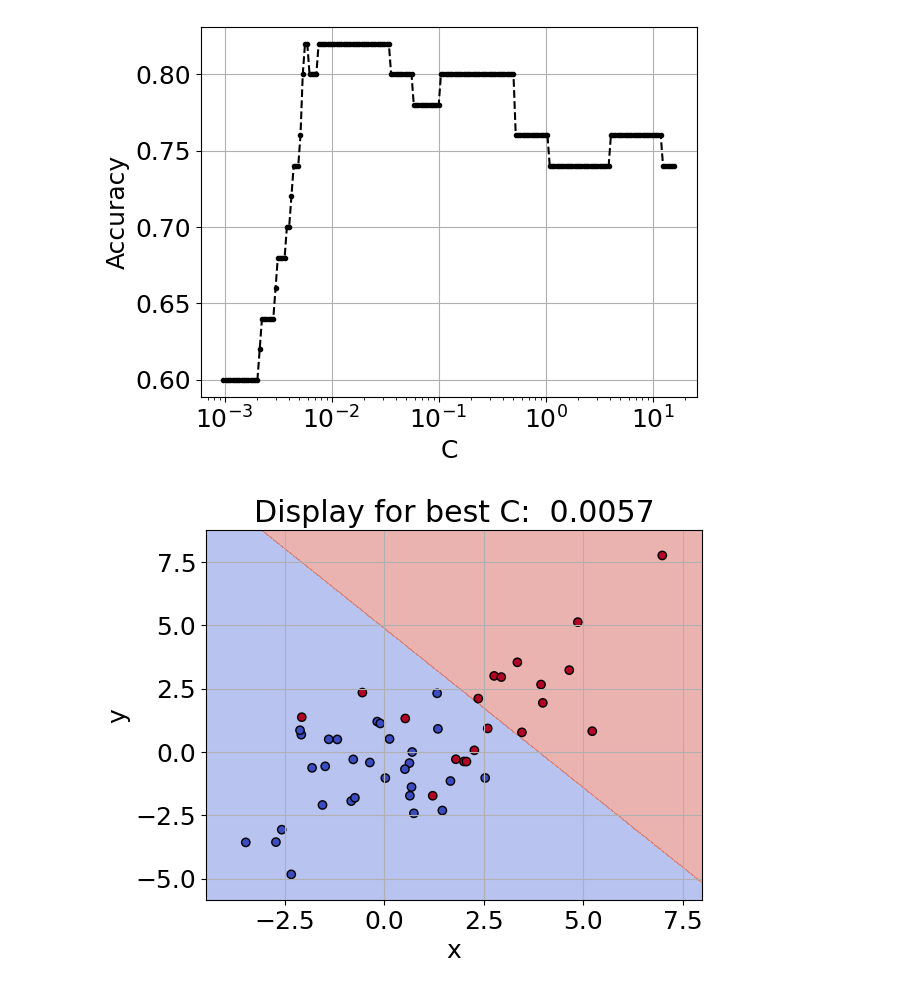
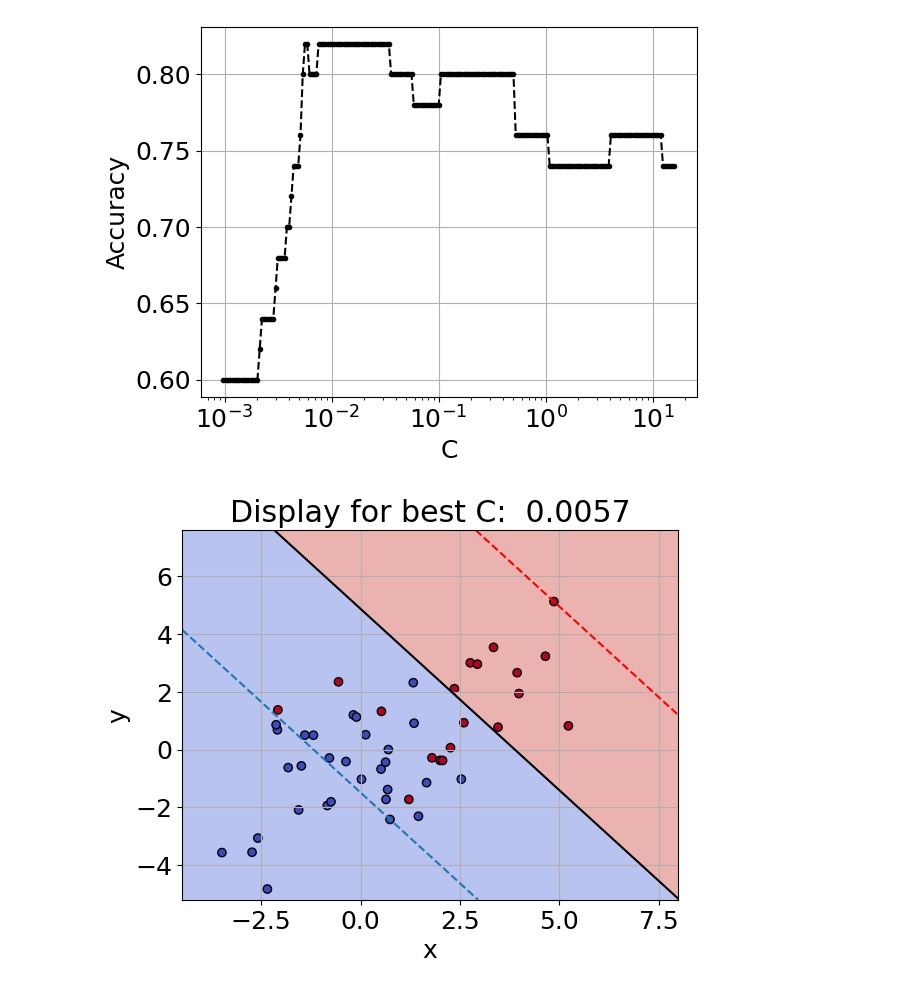
Before and after one commit to Wikcio1618/PW-statistical-data-exploration, a Jupyter notebook: Lab7/lab.ipynb, the cells around one changed output. Drawn from its saved outputs; the diff is of its cells as text; code cells hidden in the pictures.

```diff
--- a/Lab7/lab.ipynb
+++ b/Lab7/lab.ipynb
@@ -59,12 +59,23 @@ plt.show()
 # %%
 from sklearn.inspection import DecisionBoundaryDisplay
 
 clf = svm.SVC(kernel = "linear", C = c_best)
 clf.fit(data[["x", "y"]], data.klasa)
+
+w = clf.coef_[0]
+a = -w[0] / w[1]
+b = clf.intercept_[0]
+
 disp = DecisionBoundaryDisplay.from_estimator(clf, data[["x","y"]], response_method="predict",
                                             alpha=0.4, cmap=plt.cm.coolwarm, grid_resolution=1000)
 plt.scatter(data.x, data.y, c=data["klasa"], edgecolor="k", cmap=plt.cm.coolwarm)
 plt.title(f'Display for best C:  {c_best:.4f}')
+
+plt.axline((0, -b / w[1]), slope = a, c = "black")
+plt.axline((0, (1 - b) / w[1]), slope = a, ls = "--", color = "red")
+plt.axline((0, (-1 - b) / w[1]), slope = a, ls = "--")
+plt.ylim(-5.2, 7.6)
+
 plt.show()
 # %% [output]
-[figure, old version]
+[figure, new version]
```
